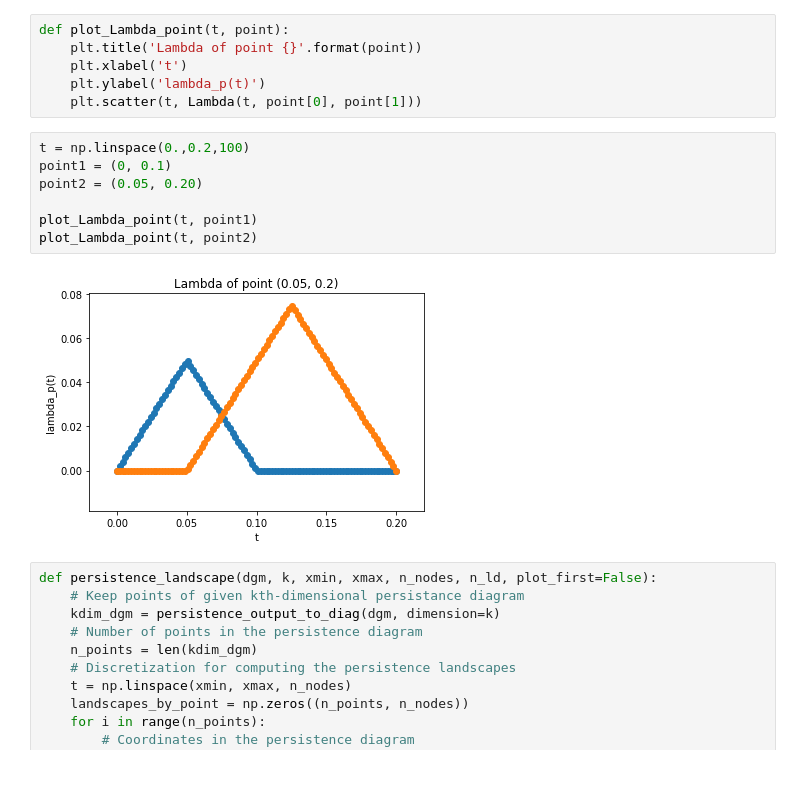
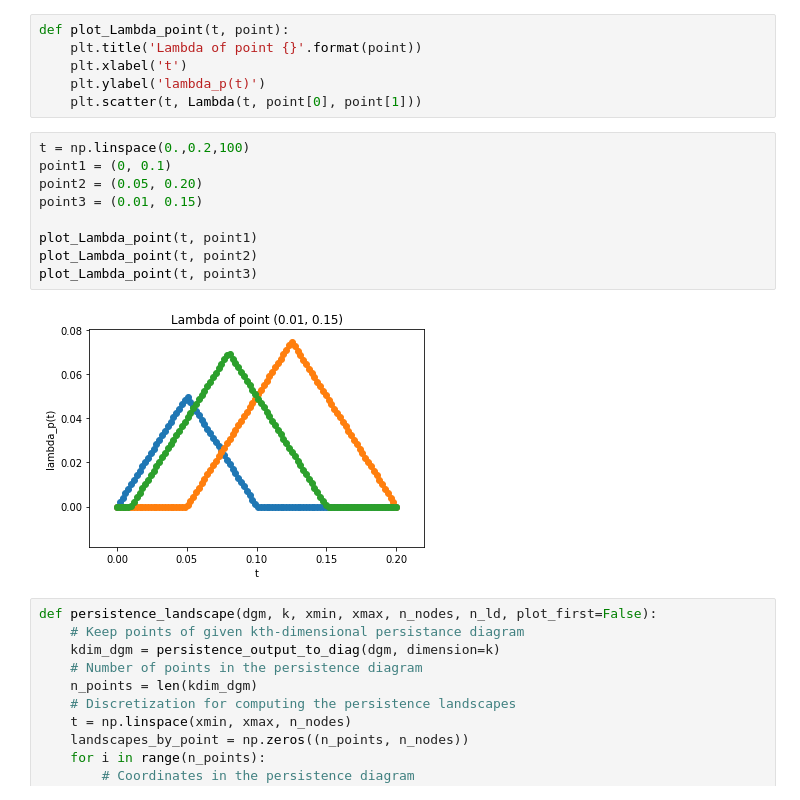
Before and after one commit to sidou10/gmda-pedestrian-recognition, a Jupyter notebook: pedestrian_recognition.ipynb, the cells around one changed output. Cells and saved outputs as stored; diff of their text form.

```diff
--- a/pedestrian_recognition.ipynb
+++ b/pedestrian_recognition.ipynb
@@ -154,12 +154,14 @@ def plot_Lambda_point(t, point):
 # %%
 t = np.linspace(0.,0.2,100)
 point1 = (0, 0.1)
 point2 = (0.05, 0.20)
+point3 = (0.01, 0.15)
 
 plot_Lambda_point(t, point1)
 plot_Lambda_point(t, point2)
+plot_Lambda_point(t, point3)
 # %% [output]
-[figure, old version]
+[figure, new version]
 # %%
 def persistence_landscape(dgm, k, xmin, xmax, n_nodes, n_ld, plot_first=False):
     # Keep points of given kth-dimensional persistance diagram
```
Also changed, not shown: parts of 13 cells of this notebook.
